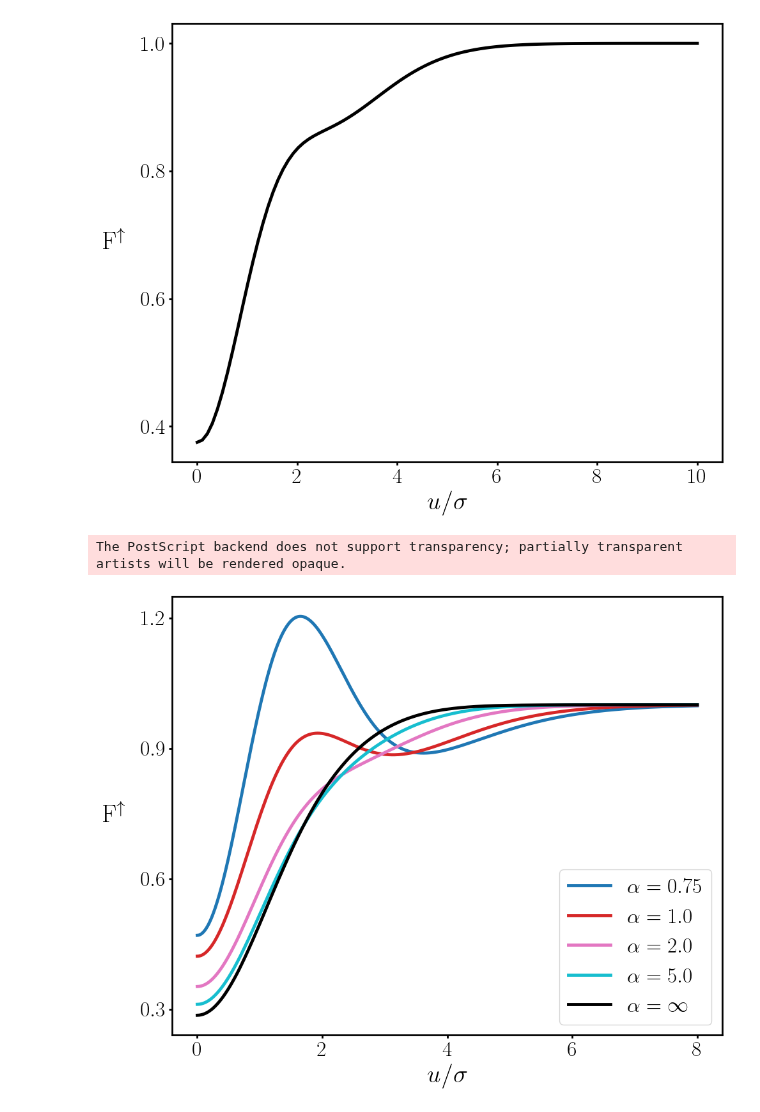
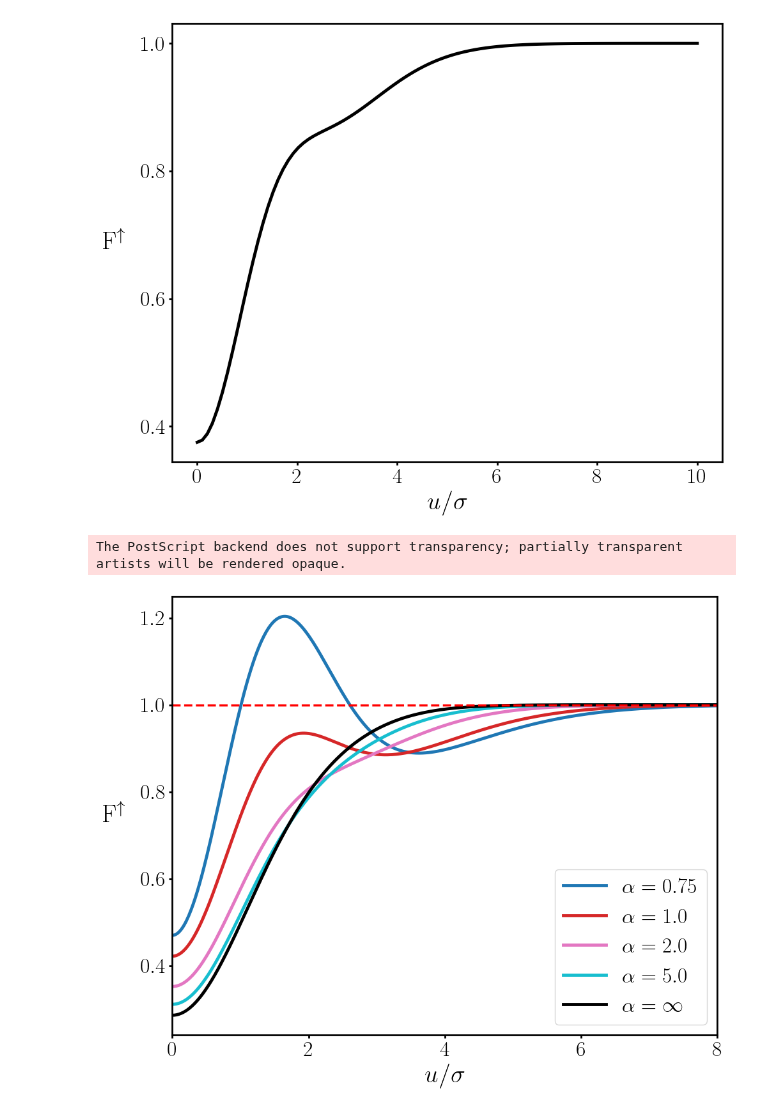
Before and after one commit to shivangrawat/gaussian-crossings, a Jupyter notebook: examples/rational_quadratic/rational_quadratic.ipynb, the cells around one changed output. Cells and saved outputs as stored; diff of their text form; code cells hidden in the pictures.

```diff
--- a/examples/rational_quadratic/rational_quadratic.ipynb
+++ b/examples/rational_quadratic/rational_quadratic.ipynb
@@ -325,7 +324,7 @@ colors = cmap(np.linspace(0, 1, len(alpha_values)-1))
 axis_label_fontsize = 28 # Fontsize for x and y labels & titles
 tick_label_fontsize = 24 # Fontsize for tick labels & cbar labels/ticks
 num_x_ticks = 5          # Desired number of ticks on the x-axis
-num_y_ticks = 4          # Desired number of ticks on the y-axis
+num_y_ticks = 6          # Desired number of ticks on the y-axis
 tick_line_width = 2.0    # Thickness of tick lines
 spine_line_width = 2.0   # Thickness of plot border
 legend_fontsize = tick_label_fontsize # Match legend font size to tick labels
@@ -359,33 +358,38 @@ for idx, alpha in enumerate(alpha_values):
         ax.plot(psi.numpy(), fano_factors.numpy(), linewidth=3.5,
                  color=colors[idx], label=rf'$\alpha = {alpha}$')
 
+# add a dashed red line in the back at 1
+ax.plot(psi.numpy(), np.ones_like(psi.numpy()), '--', color='r', linewidth=2.5)
 ax.set_xlabel(r'$u/\sigma$', fontsize=axis_label_fontsize) # Apply new font size
 ax.set_ylabel(fano_label, fontsize=axis_label_fontsize, rotation=0, va='center', labelpad=30) # Apply new font size and rotation
 
 ax.legend(fontsize=legend_fontsize, loc='best')
 
 # Apply new tick locator, label size, and line width settings
 ax.xaxis.set_major_locator(plt.MaxNLocator(num_x_ticks)) # REPLACE original MaxNLocator call
 ax.yaxis.set_major_locator(plt.MaxNLocator(num_y_ticks)) # REPLACE original MaxNLocator call
 ax.tick_params(axis='both', which='major', labelsize=tick_label_fontsize, width=tick_line_width) # Apply new size and width
 
 # Apply new spine width settings
 ax.spines['top'].set_linewidth(spine_line_width)
 ax.spines['right'].set_linewidth(spine_line_width)
 ax.spines['bottom'].set_linewidth(spine_line_width)
 ax.spines['left'].set_linewidth(spine_line_width)
 
+# make x lim between 0 and max(psi)
+ax.set_xlim(0, max(psi.numpy()))
+
 #save the figure
 plt.tight_layout()
 folder_loc = f'../../figures/rational_quadratic/'
 os.makedirs(folder_loc, exist_ok=True)
 file_name = f'fano_factor_{crossing_type}_psi_alpha'
 file_save_path = os.path.join(folder_loc, file_name)
 plt.savefig(f'{file_save_path}.png', bbox_inches='tight', dpi=300)
 plt.savefig(f'{file_save_path}.svg', format='svg', bbox_inches='tight', dpi=300)
 plt.savefig(f'{file_save_path}.eps', format='eps', bbox_inches='tight', dpi=300)
 
 plt.show()
 # %% [output]
 The PostScript backend does not support transparency; partially transparent artists will be rendered opaque.
-[figure, old version]
+[figure, new version]
```
Also changed, not shown: parts of 1 cell of this notebook, 2 other files.
